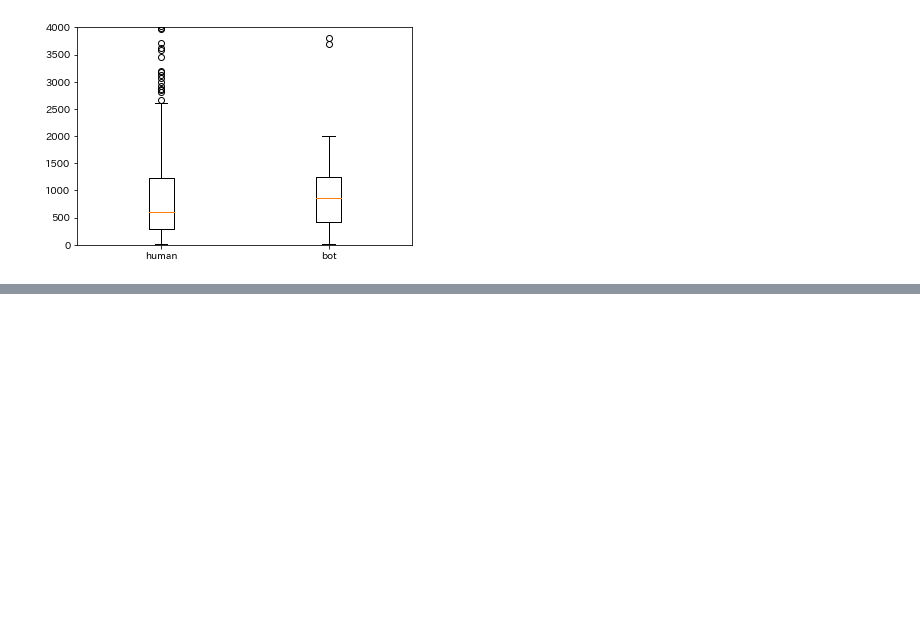
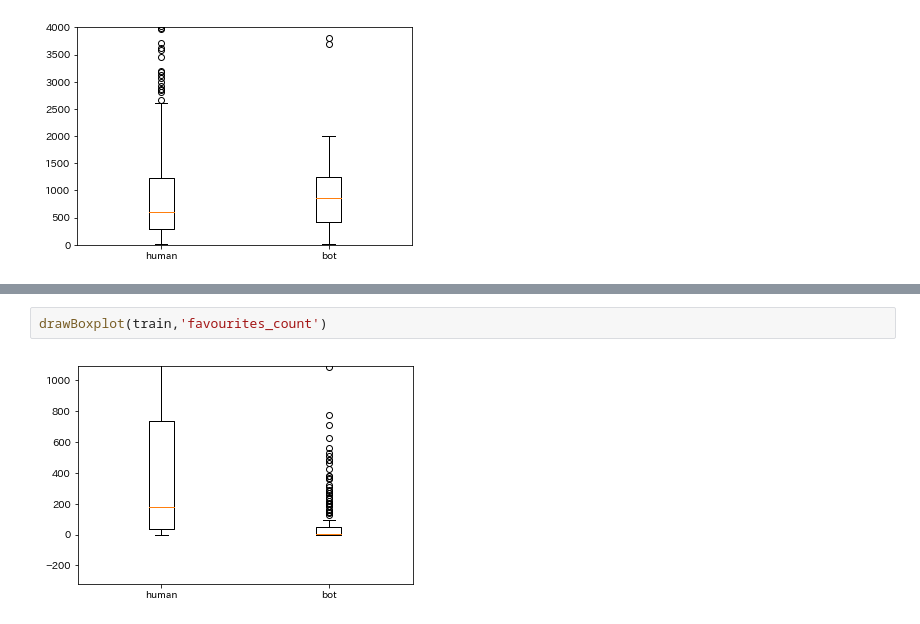
Before and after one commit to Satoshi-Kamakura/SIGNATE, a Jupyter notebook: tutorial6/data_evaluation.ipynb, the cells around one changed output, grey strips where cells are left out. Drawn from its saved outputs; the diff is of its cells as text; blank space fills up the shorter version.

```diff
--- a/tutorial6/data_evaluation.ipynb
+++ b/tutorial6/data_evaluation.ipynb
@@ -73,0 +99,4 @@ Name: friends_count, Length: 1345, dtype: int64
+# %%
+drawBoxplot(train,'favourites_count')
+# %% [output]
+[figure, added]
```
Also changed, not shown: parts of 13 cells of this notebook, 1 other file.
